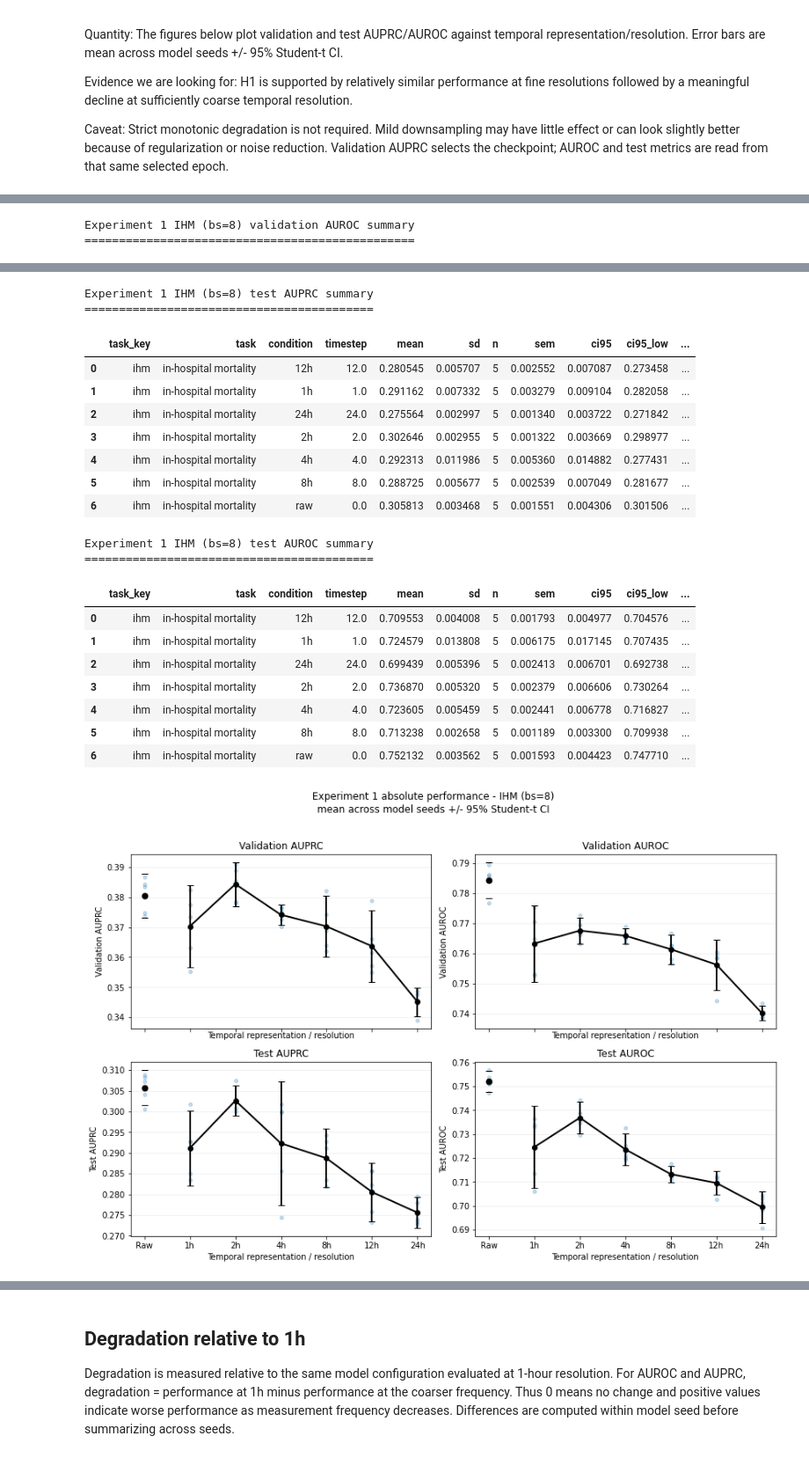
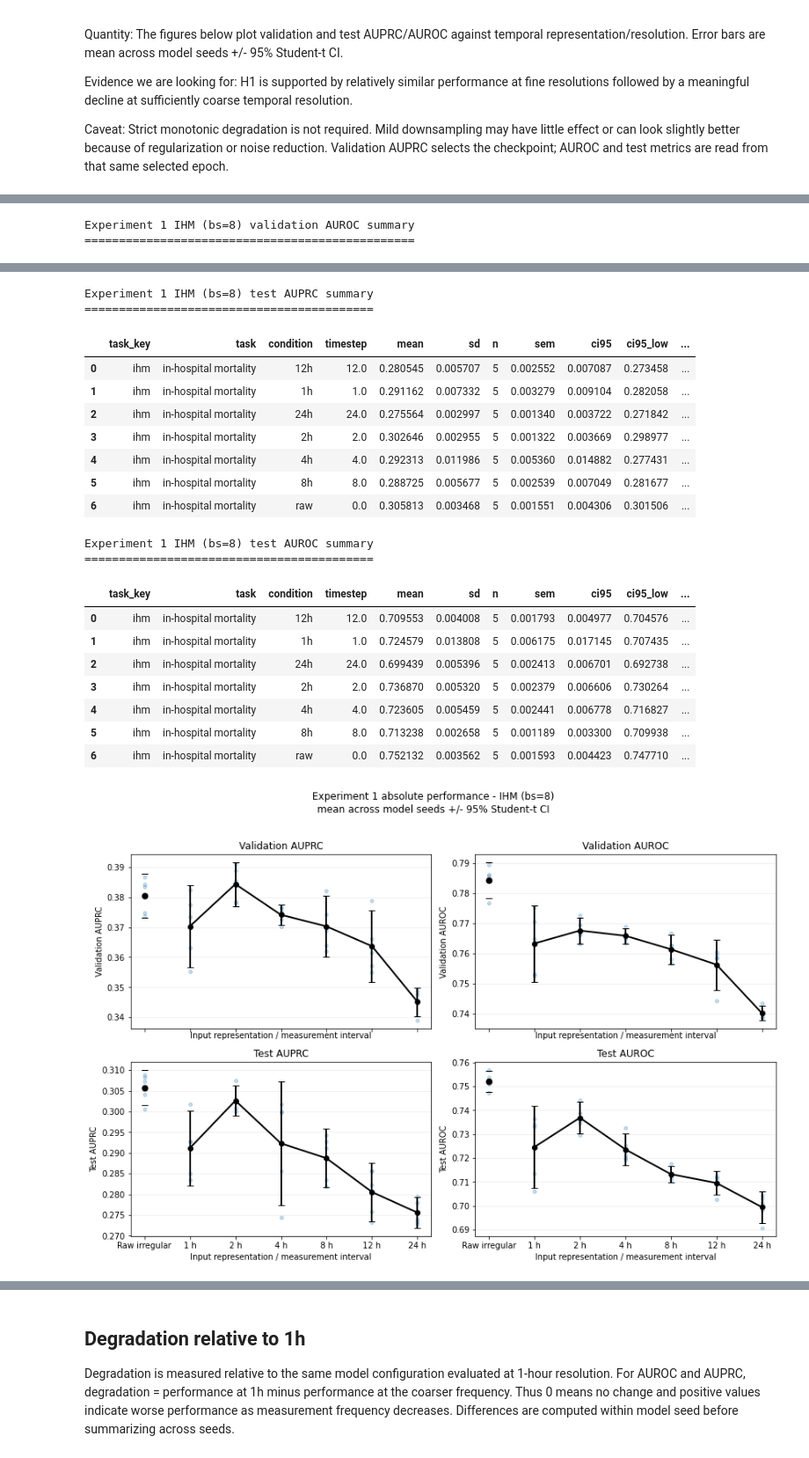
Before and after one commit to Ilovecodingforever/mimic-iv-benchmarks, a Jupyter notebook: visualizers/visualize_exp1_frequency.ipynb, the cells around one changed output, grey strips where cells are left out. Shown at 88% size. Saved outputs shown, nothing was run; the diff lists cells and outputs as text; code cells hidden in the pictures.

```diff
--- a/visualizers/visualize_exp1_frequency.ipynb
+++ b/visualizers/visualize_exp1_frequency.ipynb
@@ -154,7 +154,7 @@ def exp1_condition_for_timestep(timestep):
 
 
 def exp1_condition_label(condition):
-    return "Raw" if is_raw_exp1_condition(condition) else str(condition)
+    return "Raw irregular" if is_raw_exp1_condition(condition) else str(condition).replace("h", " h")
 
 
 def exp1_condition_x(condition):
@@ -422,7 +422,7 @@ def _plot_exp1_summary_with_raw(ax, config, summary, raw_df, raw_metric, ylabel,
     conditions = exp1_present_conditions(sub)
     ax.set_xticks([exp1_condition_x(c) for c in conditions])
     ax.set_xticklabels([exp1_condition_label(c) for c in conditions])
-    ax.set_xlabel("Temporal representation / resolution")
+    ax.set_xlabel("Input representation / measurement interval")
     ax.set_ylabel(ylabel)
     ax.set_title(title)
     ax.grid(axis="y", alpha=0.25)
@@ -527,34 +527,34 @@ Experiment 1 IHM (bs=8) validation AUPRC summary
 Experiment 1 IHM (bs=8) validation AUROC summary
 ================================================
 |  | task_key | task | condition | timestep | mean | sd | n | sem | ci95 | ci95_low | ... |
 | 0 | ihm | in-hospital mortality | 12h | 12.0 | 0.756214 | 0.006741 | 5 | 0.003014 | 0.008370 | 0.747844 | ... |
 | 1 | ihm | in-hospital mortality | 1h | 1.0 | 0.763230 | 0.010219 | 5 | 0.004570 | 0.012689 | 0.750541 | ... |
 | 2 | ihm | in-hospital mortality | 24h | 24.0 | 0.740085 | 0.001972 | 5 | 0.000882 | 0.002449 | 0.737636 | ... |
 | 3 | ihm | in-hospital mortality | 2h | 2.0 | 0.767521 | 0.003524 | 5 | 0.001576 | 0.004375 | 0.763145 | ... |
 | 4 | ihm | in-hospital mortality | 4h | 4.0 | 0.765784 | 0.002053 | 5 | 0.000918 | 0.002549 | 0.763236 | ... |
 | 5 | ihm | in-hospital mortality | 8h | 8.0 | 0.761306 | 0.003959 | 5 | 0.001770 | 0.004915 | 0.756391 | ... |
 | 6 | ihm | in-hospital mortality | raw | 0.0 | 0.784259 | 0.004764 | 5 | 0.002130 | 0.005915 | 0.778345 | ... |
 Experiment 1 IHM (bs=8) test AUPRC summary
 ==========================================
 |  | task_key | task | condition | timestep | mean | sd | n | sem | ci95 | ci95_low | ... |
 | 0 | ihm | in-hospital mortality | 12h | 12.0 | 0.280545 | 0.005707 | 5 | 0.002552 | 0.007087 | 0.273458 | ... |
 | 1 | ihm | in-hospital mortality | 1h | 1.0 | 0.291162 | 0.007332 | 5 | 0.003279 | 0.009104 | 0.282058 | ... |
 | 2 | ihm | in-hospital mortality | 24h | 24.0 | 0.275564 | 0.002997 | 5 | 0.001340 | 0.003722 | 0.271842 | ... |
 | 3 | ihm | in-hospital mortality | 2h | 2.0 | 0.302646 | 0.002955 | 5 | 0.001322 | 0.003669 | 0.298977 | ... |
 | 4 | ihm | in-hospital mortality | 4h | 4.0 | 0.292313 | 0.011986 | 5 | 0.005360 | 0.014882 | 0.277431 | ... |
 | 5 | ihm | in-hospital mortality | 8h | 8.0 | 0.288725 | 0.005677 | 5 | 0.002539 | 0.007049 | 0.281677 | ... |
 | 6 | ihm | in-hospital mortality | raw | 0.0 | 0.305813 | 0.003468 | 5 | 0.001551 | 0.004306 | 0.301506 | ... |
 Experiment 1 IHM (bs=8) test AUROC summary
 ==========================================
 |  | task_key | task | condition | timestep | mean | sd | n | sem | ci95 | ci95_low | ... |
 | 0 | ihm | in-hospital mortality | 12h | 12.0 | 0.709553 | 0.004008 | 5 | 0.001793 | 0.004977 | 0.704576 | ... |
 | 1 | ihm | in-hospital mortality | 1h | 1.0 | 0.724579 | 0.013808 | 5 | 0.006175 | 0.017145 | 0.707435 | ... |
 | 2 | ihm | in-hospital mortality | 24h | 24.0 | 0.699439 | 0.005396 | 5 | 0.002413 | 0.006701 | 0.692738 | ... |
 | 3 | ihm | in-hospital mortality | 2h | 2.0 | 0.736870 | 0.005320 | 5 | 0.002379 | 0.006606 | 0.730264 | ... |
 | 4 | ihm | in-hospital mortality | 4h | 4.0 | 0.723605 | 0.005459 | 5 | 0.002441 | 0.006778 | 0.716827 | ... |
 | 5 | ihm | in-hospital mortality | 8h | 8.0 | 0.713238 | 0.002658 | 5 | 0.001189 | 0.003300 | 0.709938 | ... |
 | 6 | ihm | in-hospital mortality | raw | 0.0 | 0.752132 | 0.003562 | 5 | 0.001593 | 0.004423 | 0.747710 | ... |
-[figure, old version]
+[figure, new version]
 Saved: /heinz-georgenas/users/mingzhul/Simultaneous-EHR/data/physionet.org/files/mimiciv/1.0/russo/results/in-hospital-mortality/plots/experiment1_absolute_performance_ci95.png
 Error bars = 95% Student-t CI across model seeds; n=1 groups have undefined CI.
 
```
Also changed, not shown: parts of 2 cells of this notebook, 5 other files.
